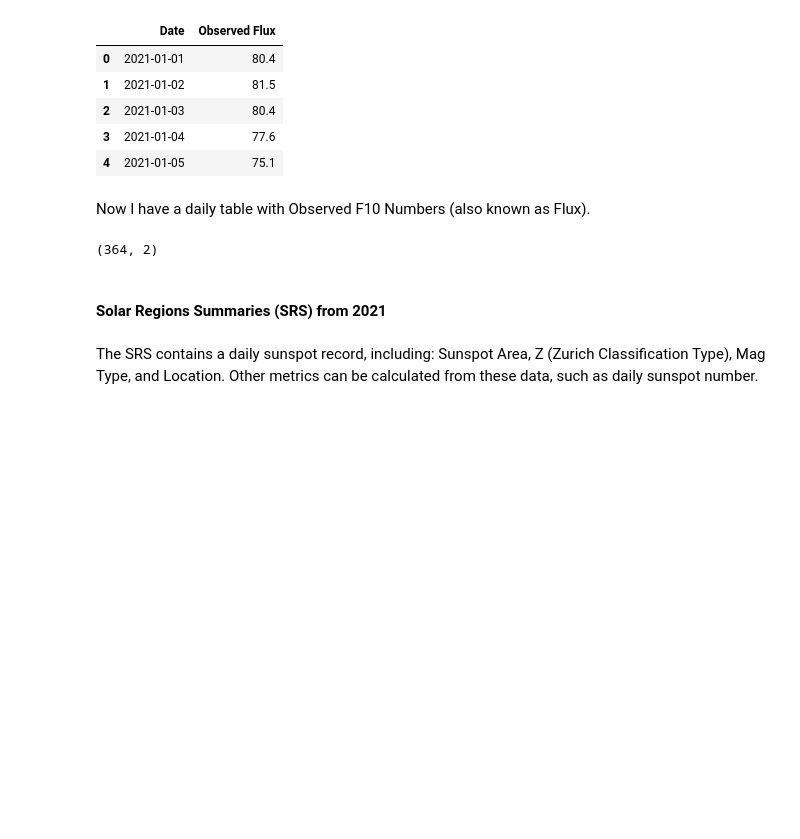
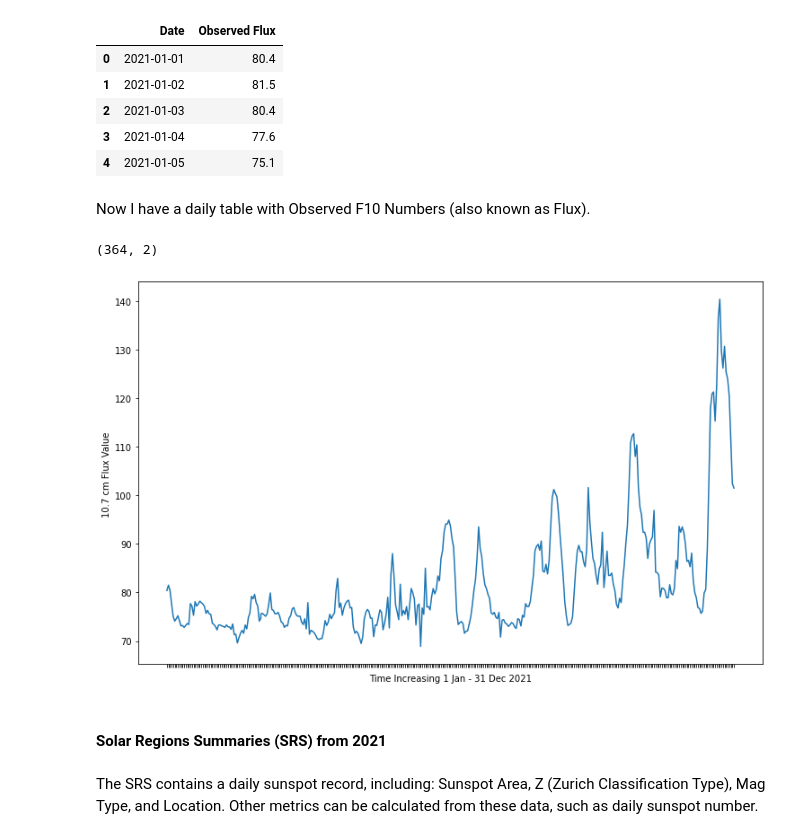
Before and after one commit to sunnysidedenver/predicting-f10, a Jupyter notebook: F10 Project.ipynb, the cells around one changed output. Drawn from its saved outputs; the diff is of its cells as text; code cells hidden in the pictures; blank space fills up the shorter version.

```diff
--- a/F10 Project.ipynb
+++ b/F10 Project.ipynb
@@ -102,3 +104,20 @@ f10_obs.shape
+# %%
+x=f10_obs['Date']
+y=f10_obs['Observed Flux']
+
+plt.rcParams["figure.figsize"] = [10.50, 6.50]
+plt.rcParams["figure.autolayout"] = True
+
+
+fig, ax = plt.subplots()
+ax.plot(x, y, marker='', linestyle='-')
+plt.ylabel("10.7 cm Flux Value ")
+plt.xlabel("Time Increasing 1 Jan - 31 Dec 2021")
+
+ax.axes.xaxis.set_ticklabels([]) # just show ticks, no labels
+plt.show()
+# %% [output]
+[figure, added]
 # %% [markdown]
 #### Solar Regions Summaries (SRS) from 2021
 # %% [markdown]
```
Also changed, not shown: parts of 14 cells of this notebook.
